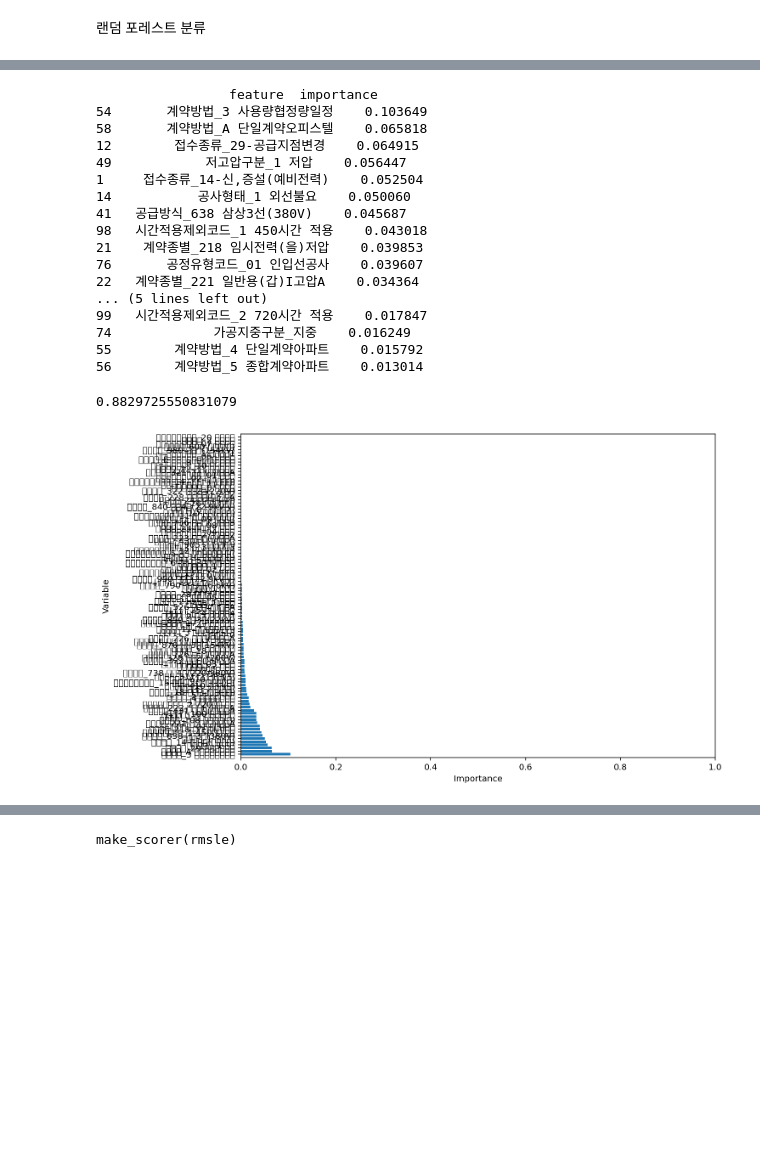
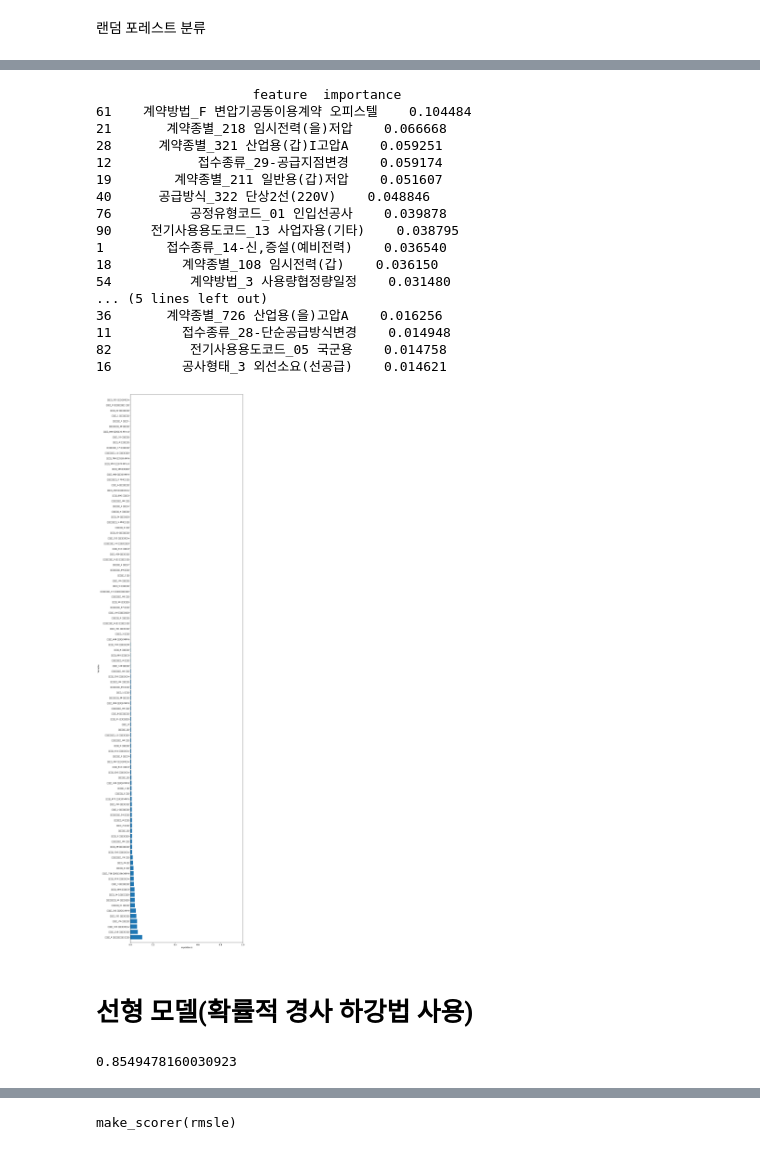
Before and after one commit to yangsungsu/web1, a Jupyter notebook: 공사비_분석_V7의_사본.ipynb, the cells around one changed output, grey strips where cells are left out. Drawn from its saved outputs; the diff is of its cells as text; code cells hidden in the pictures; blank space fills up the shorter version.

```diff
--- a/공사비_분석_V7의_사본.ipynb
+++ b/공사비_분석_V7의_사본.ipynb
@@ -226,5 +222,5 @@ y
 # %%
-# y = y.replace({'공사비구분': '표준시설부담금'}, {'공사비구분': '0'})
+y = y.replace({'공사비구분': '1표준시설부담금, 2설계시설부담금, 3설계조정시설부담금'}, {'공사비구분': '0,1,2'})
 # %% [markdown]
 데이터 전처리 - 카테고리를 숫자로 변환 (열의 유향을 먼저 변경)
 계열을 정수 식별자로 변환하기를 원하면 pd.factorize를 사용 가능
@@ -231,2 +229,4 @@ y
+# %%
+y.공사비구분 = pd.Categorical(y.공사비구분)
 # %%
 y['공사비구분_code'] = y.공사비구분.cat.codes
@@ -309,7 +331,7 @@ ValueError: ignored
 # %%
 from sklearn.tree import DecisionTreeClassifier
 # %%
-model = DecisionTreeClassifier(max_depth=15)
+model = DecisionTreeClassifier(max_depth=20)
 # %%
 model.fit(X_train, y_train)
 model.score(X_test, y_test)
@@ -441,42 +478,36 @@ cdr_importance = cdr_importance.sort_values('importance', ascending=False)
 # %%
 print(cdr_importance.head(20))
 # %% [output]
-                 feature  importance
-54       계약방법_3 사용량협정량일정    0.103649
-58       계약방법_A 단일계약오피스텔    0.065818
-12        접수종류_29-공급지점변경    0.064915
-49            저고압구분_1 저압    0.056447
-1     접수종류_14-신,증설(예비전력)    0.052504
-14           공사형태_1 외선불요    0.050060
-41   공급방식_638 삼상3선(380V)    0.045687
-98   시간적용제외코드_1 450시간 적용    0.043018
-21    계약종별_218 임시전력(을)저압    0.039853
-76       공정유형코드_01 인입선공사    0.039607
-22   계약종별_221 일반용(갑)I고압A    0.034364
+                    feature  importance
+61    계약방법_F 변압기공동이용계약 오피스텔    0.104484
+21       계약종별_218 임시전력(을)저압    0.066668
+28      계약종별_321 산업용(갑)I고압A    0.059251
+12           접수종류_29-공급지점변경    0.059174
+19        계약종별_211 일반용(갑)저압    0.051607
+40      공급방식_322 단상2선(220V)    0.048846
+76          공정유형코드_01 인입선공사    0.039878
+90     전기사용용도코드_13 사업자용(기타)    0.038795
+1        접수종류_14-신,증설(예비전력)    0.036540
+18         계약종별_108 임시전력(갑)    0.036150
+54          계약방법_3 사용량협정량일정    0.031480
 ... (5 lines left out)
-99   시간적용제외코드_2 720시간 적용    0.017847
-74             가공지중구분_지중    0.016249
-55        계약방법_4 단일계약아파트    0.015792
-56        계약방법_5 종합계약아파트    0.013014
+36       계약종별_726 산업용(을)고압A    0.016256
+11         접수종류_28-단순공급방식변경    0.014948
+82          전기사용용도코드_05 국군용    0.014758
+16         공사형태_3 외선소요(선공급)    0.014621
 # %%
-rfc = RandomForestClassifier(n_estimators=500)
-rfc.fit(X_train, y_train)
-print(rfc.score(X_test, y_test))
-
-df = pd.DataFrame({'feature':x,'importance':model_rfc.feature_importances_ })
-df=df.sort_values('importance', ascending=False)
-x = df.feature
-y = df.importance
+x = cdr_importance.feature
+y = cdr_importance.importance
 ypos = np.arange(len(x))
-
-plt.figure(figsize=(10,7))
+plt.figure(figsize=(10,50))
 plt.barh(x, y)
 plt.yticks(ypos, x)
 plt.xlabel('Importance')
 plt.ylabel('Variable')
 plt.xlim(0, 1)
 plt.ylim(-1, len(x))
 plt.show()
 # %% [output]
-0.8829725550831079
-[figure, old version]
+[figure, new version]
+# %% [markdown]
+# 선형 모델(확률적 경사 하강법 사용)
@@ -482,0 +523,6 @@ plt.show()
+# %%
+sgd = SGDClassifier()
+sgd.fit(X_train, y_train)
+sgd.score(X_test,y_test)
+# %% [output]
+0.8549478160030923
```
Also changed, not shown: parts of 30 cells of this notebook.
